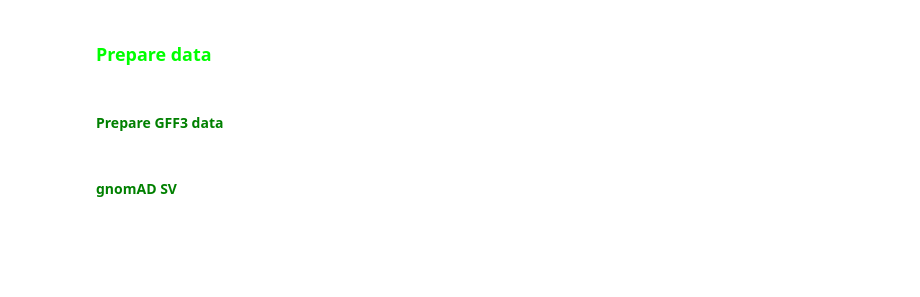
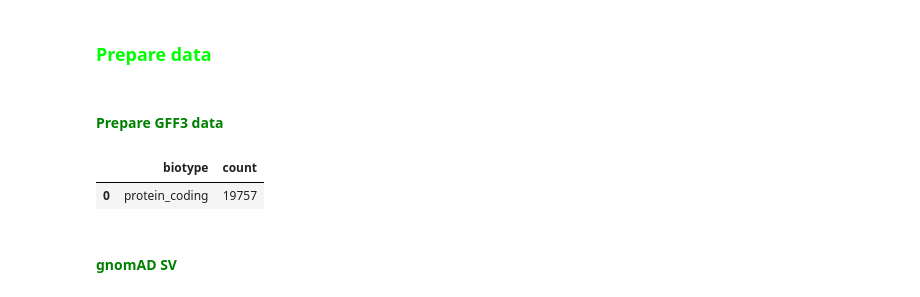
Before and after one commit to CaptainLabMan/utr3, a Jupyter notebook: main.ipynb, the cells around one changed output. Saved outputs shown, nothing was run; the diff lists cells and outputs as text; code cells hidden in the pictures; blank space fills up the shorter version.

```diff
--- a/main.ipynb
+++ b/main.ipynb
@@ -163,7 +209,7 @@ gff_pr = pr.read_gff3(str(gff_filepath))
 
 # ==============================================================================================================================================
 
-# Add additional metrics
+# Add additional columns
 gff_pr['feature_len'] = (gff_pr['End'] - gff_pr['Start']).astype('int')
 gff_pr['feature_id'] = 'feature_' + gff_pr['Chromosome'].astype('str') + ':' + gff_pr['Start'].astype('str') + '-' + gff_pr['End'].astype('str')
 
@@ -179,6 +225,7 @@ fill_dict = dict(zip(target_columns, annotated_columns))
 for target, annotation in fill_dict.items():
     annotated_gff_pr[target] = annotated_gff_pr[target].fillna(annotated_gff_pr[annotation])
 annotated_gff_pr = annotated_gff_pr.drop(annotated_columns, axis=1)
+annotated_gff_pr['gene_name'] = annotated_gff_pr['Name'].str.split('-').str[0]
 
 # ==============================================================================================================================================
 
@@ -187,33 +234,36 @@ mrna_pr = annotated_gff_pr.query('Feature == "mRNA"')
 three_utrs_pr = annotated_gff_pr.query('Feature == "three_prime_UTR"')
 
 offtarget_features = ['five_prime_UTR',
                                'CDS',
                                #'lnc_RNA',
                                'ncRNA_gene',
                                #'snRNA',
                                #'snoRNA',
                                #'scRNA',
                                'rRNA',
                                'tRNA',
                                'processed_transcript',
                                ]
 offtarget_features_pr = gff_pr.query('Feature in @offtarget_features')
 
 # ==============================================================================================================================================
 
 # 3'-UTR biotype stats
 # Считаем именно уникальные вхождения, так как один 3'-UTR может быть разбить на несколько интервалов в GFF (разделен интронами).
 # В особенности это выражено у nonsense_mediated_decay транскриптов (нам они не пригодятся, но тем не менее).
 three_utrs_pr.drop_duplicates(subset='ID')['biotype'].value_counts().to_frame().reset_index()
 
 # ==============================================================================================================================================
 
 # Keep only MANE_select / MANE_Select|Ensembl_canonical
 three_utrs_pr_filtered = three_utrs_pr[three_utrs_pr['tag'].str.contains('MANE_Select', na=False, regex=True)]
 
 # Stats
 # MANE_select genes count = 19437 (release_1.5) from summary file: https://ftp.ncbi.nlm.nih.gov/refseq/MANE/MANE_human/release_1.5/
 three_utrs_pr_filtered['biotype'].value_counts().to_frame().reset_index()
+# %% [output]
+|  | biotype | count |
+| 0 | protein_coding | 19757 |
 # %% [markdown]
 #### <span style="color:green;">gnomAD SV</span>
 # %%
```
Also changed, not shown: parts of 37 cells of this notebook.
